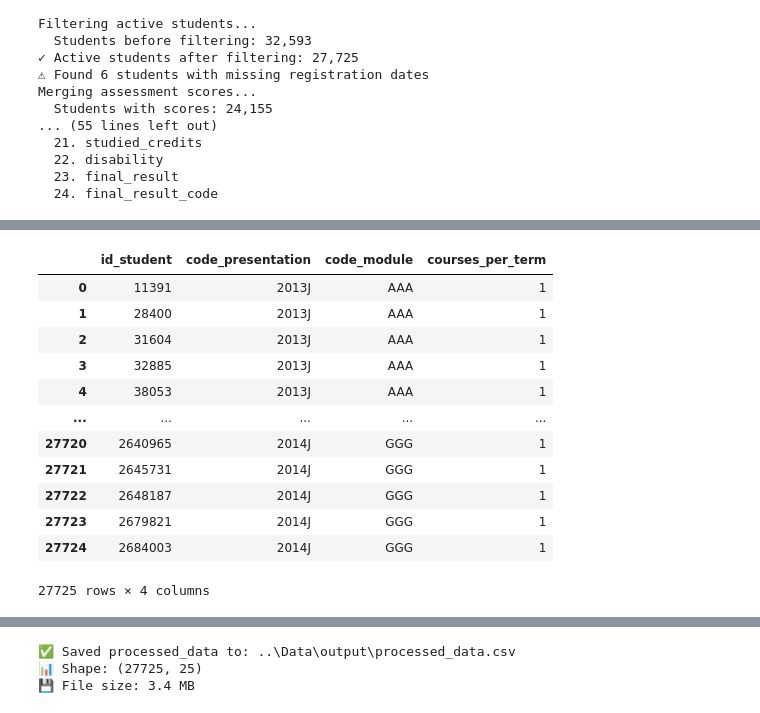
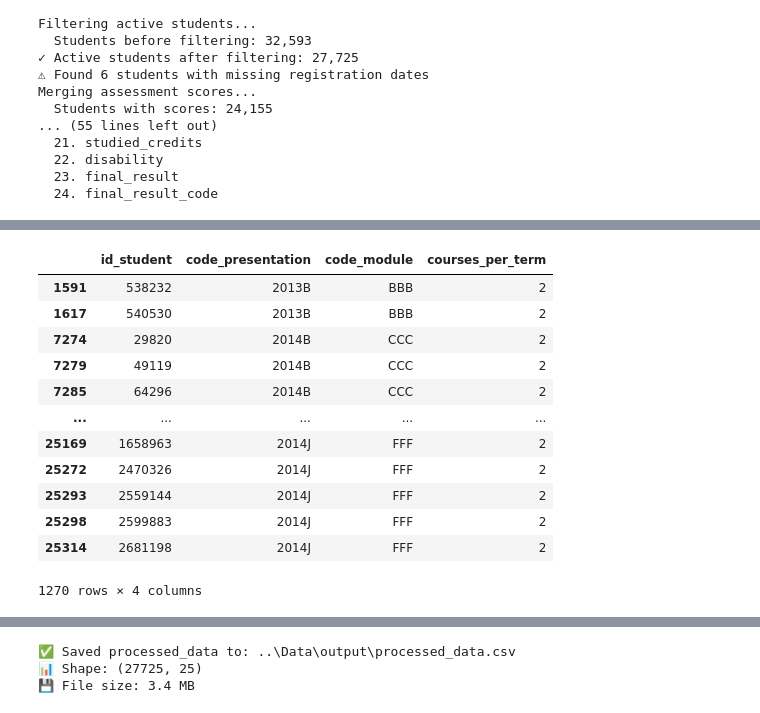
Before and after one commit to MScProjs/MScProject2025-Carlos-Duran-Calle, a Jupyter notebook: Notebooks/main_analysis.ipynb, the cells around one changed output, grey strips where cells are left out. Saved outputs shown, nothing was run; the diff lists cells and outputs as text; code cells hidden in the pictures.

```diff
--- a/Notebooks/main_analysis.ipynb
+++ b/Notebooks/main_analysis.ipynb
@@ -198,23 +104,31 @@ FINAL RESULT DISTRIBUTION:
 # %%
+# =============================================================================
+# CELL 4: Adding course per term
+# =============================================================================
+
 # Create a new column 'courses_per_term' that counts the number of courses per student per term
 processed_data['courses_per_term'] = (
     processed_data
     .groupby(['id_student', 'code_presentation'])['code_module']
     .transform('nunique')
 )
 
-processed_data[['id_student', 'code_presentation', 'code_module', 'courses_per_term']]
+# Filter for students taking more than one course in a term
+multi_course = processed_data[processed_data['courses_per_term'] > 1]
+
+# Show relevant columns for clarity
+multi_course[['id_student', 'code_presentation', 'code_module', 'courses_per_term']]
 # %% [output]
 |  | id_student | code_presentation | code_module | courses_per_term |
-| 0 | 11391 | 2013J | AAA | 1 |
-| 1 | 28400 | 2013J | AAA | 1 |
-| 2 | 31604 | 2013J | AAA | 1 |
-| 3 | 32885 | 2013J | AAA | 1 |
-| 4 | 38053 | 2013J | AAA | 1 |
+| 1591 | 538232 | 2013B | BBB | 2 |
+| 1617 | 540530 | 2013B | BBB | 2 |
+| 7274 | 29820 | 2014B | CCC | 2 |
+| 7279 | 49119 | 2014B | CCC | 2 |
+| 7285 | 64296 | 2014B | CCC | 2 |
 | ... | ... | ... | ... | ... |
-| 27720 | 2640965 | 2014J | GGG | 1 |
-| 27721 | 2645731 | 2014J | GGG | 1 |
-| 27722 | 2648187 | 2014J | GGG | 1 |
-| 27723 | 2679821 | 2014J | GGG | 1 |
-| 27724 | 2684003 | 2014J | GGG | 1 |
+| 25169 | 1658963 | 2014J | FFF | 2 |
+| 25272 | 2470326 | 2014J | FFF | 2 |
+| 25293 | 2559144 | 2014J | FFF | 2 |
+| 25298 | 2599883 | 2014J | FFF | 2 |
+| 25314 | 2681198 | 2014J | FFF | 2 |
-27725 rows × 4 columns
+1270 rows × 4 columns
```
Also changed, not shown: parts of 8 cells of this notebook, 3 other files.
